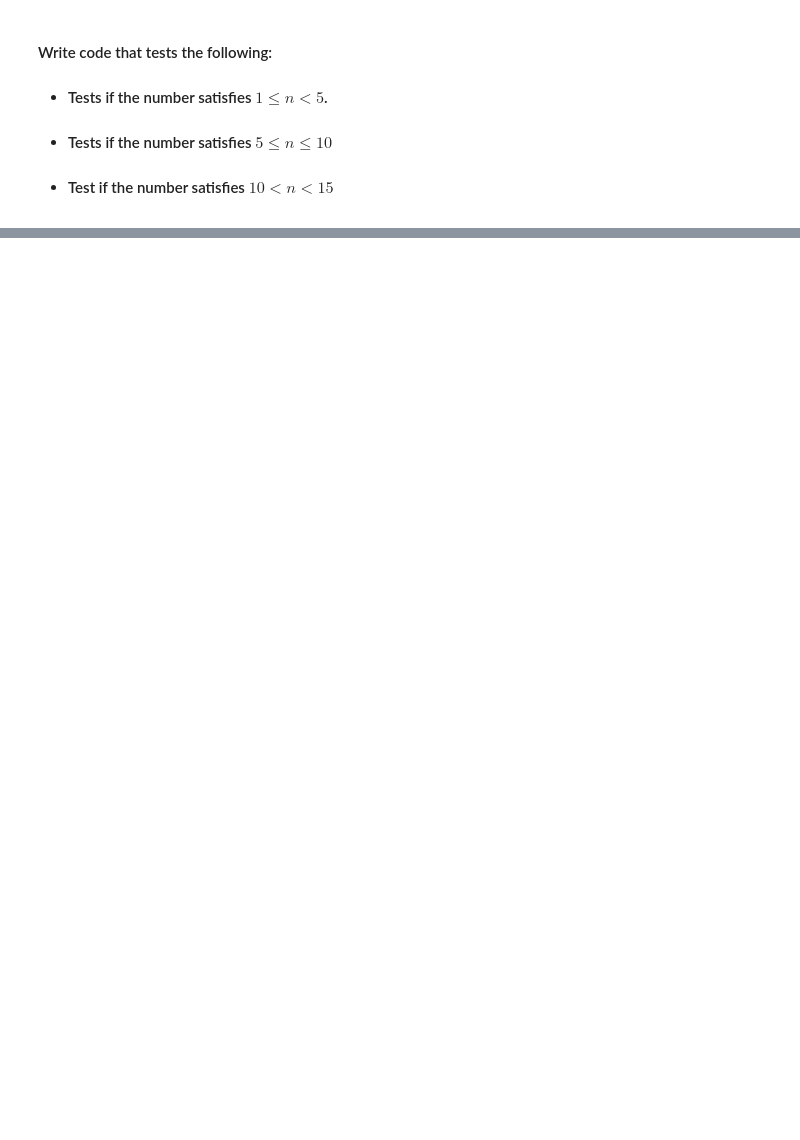
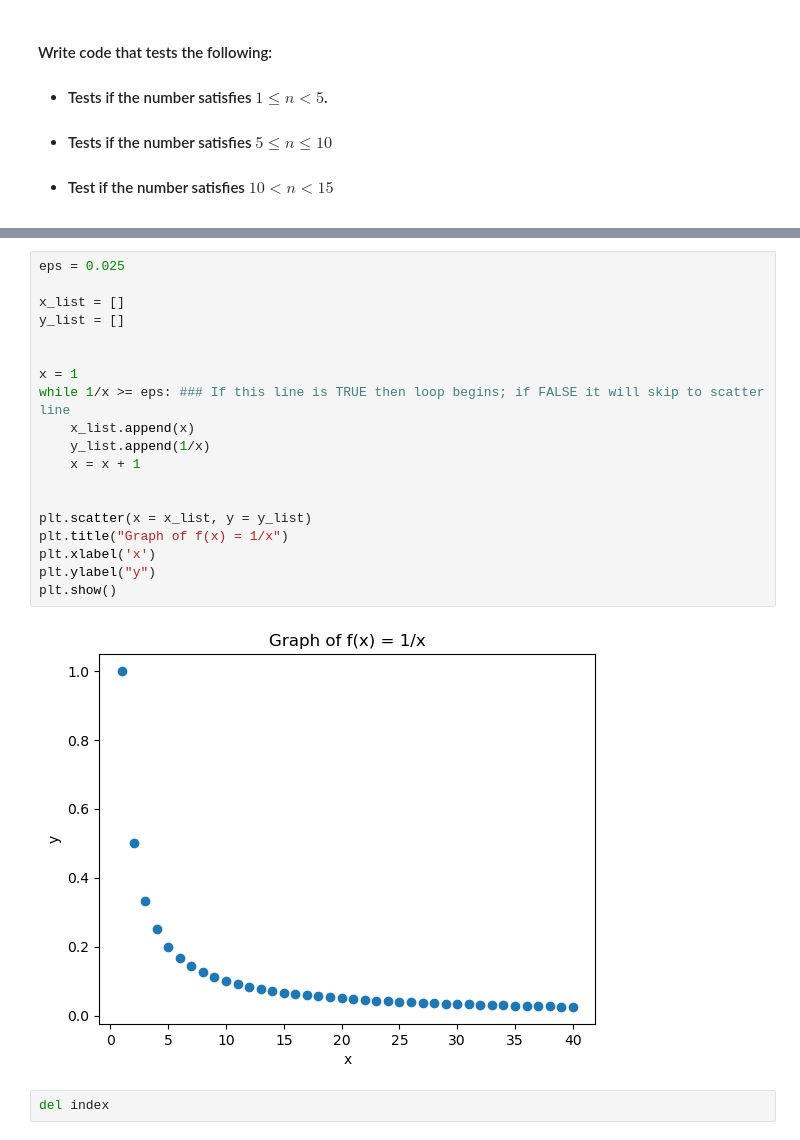
Before and after one commit to michelle1002/datasci151spring2026, a Jupyter notebook: Lectures1-8/MasterDocument (1-8).ipynb, the cells around one changed output, grey strips where cells are left out. Drawn from its saved outputs; the diff is of its cells as text; blank space fills up the shorter version.

```diff
--- a/Lectures1-8/MasterDocument (1-8).ipynb
+++ b/Lectures1-8/MasterDocument (1-8).ipynb
@@ -629,0 +957,23 @@ In the interval (10, 15)
+# %%
+eps = 0.025
+
+x_list = []
+y_list = []
+
+
+x = 1
+while 1/x >= eps: ### If this line is TRUE then loop begins; if FALSE it will skip to scatter line
+    x_list.append(x)
+    y_list.append(1/x)
+    x = x + 1
+
+
+plt.scatter(x = x_list, y = y_list)
+plt.title("Graph of f(x) = 1/x")
+plt.xlabel('x')
+plt.ylabel("y")
+plt.show()
+# %% [output]
+[figure, added]
+# %%
+del index
```
Also changed, not shown: parts of 37 cells of this notebook, 2 other files.
